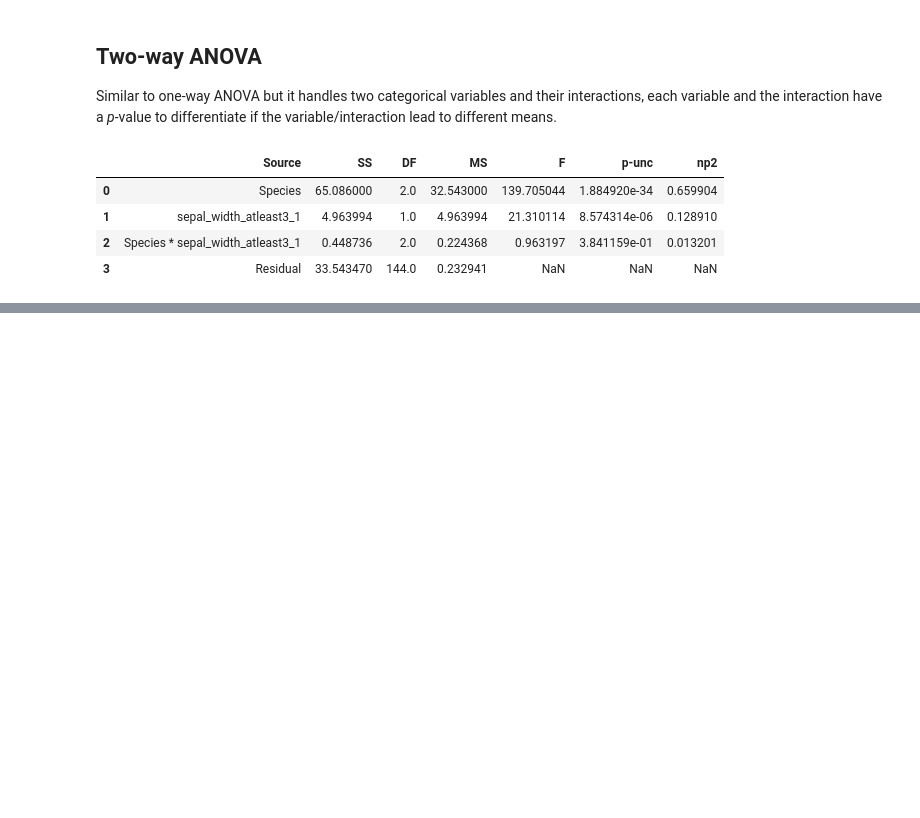
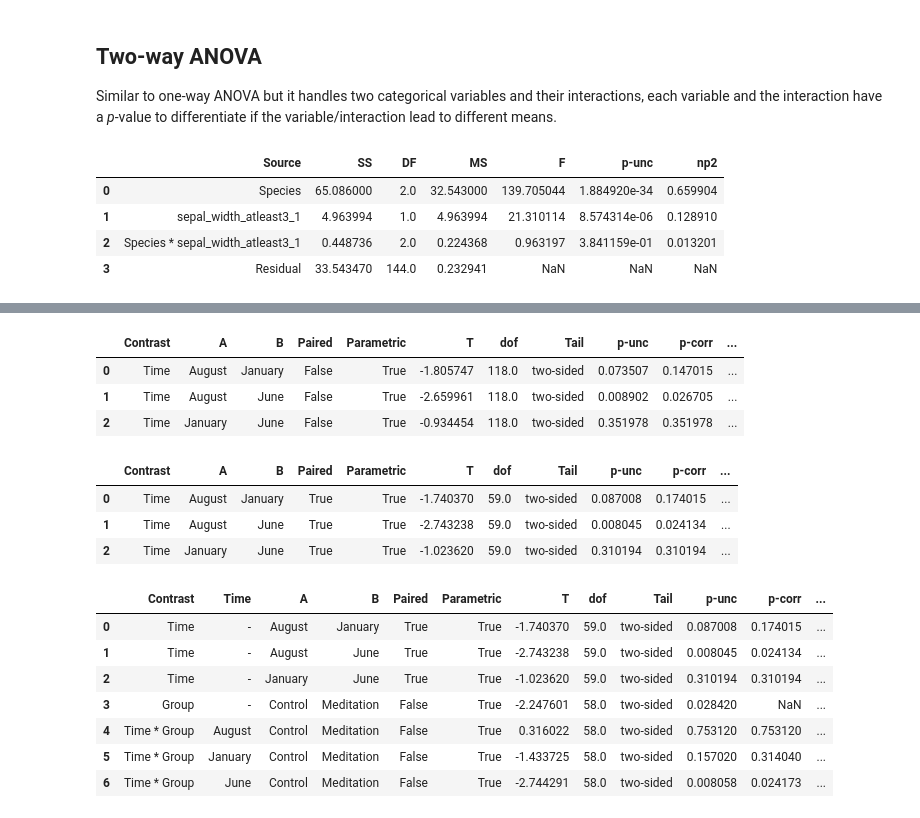
Before and after one commit to ShinSiangChoong/hypothesis_testing, a Jupyter notebook: parametric_tests.ipynb, the cells around one changed output, grey strips where cells are left out. Drawn from its saved outputs; the diff is of its cells as text; code cells hidden in the pictures; blank space fills up the shorter version.

```diff
--- a/parametric_tests.ipynb
+++ b/parametric_tests.ipynb
@@ -242,0 +294,48 @@ pg.anova(
+# %%
+# Independent samples
+pg.pairwise_ttests(
+    data=df_mixed_anova,
+    dv='Scores',
+    between=['Time'],
+    padjust='holm',
+    parametric=True
+)
+# %% [output]
+|  | Contrast | A | B | Paired | Parametric | T | dof | Tail | p-unc | p-corr | ... |
+| 0 | Time | August | January | False | True | -1.805747 | 118.0 | two-sided | 0.073507 | 0.147015 | ... |
+| 1 | Time | August | June | False | True | -2.659961 | 118.0 | two-sided | 0.008902 | 0.026705 | ... |
+| 2 | Time | January | June | False | True | -0.934454 | 118.0 | two-sided | 0.351978 | 0.351978 | ... |
+# %%
+# Paired samples
+pg.pairwise_ttests(
+    data=df_mixed_anova,
+    dv='Scores',
+    within='Time',
+    subject='Subject',
+    padjust='holm',
+    parametric=True
+)
+# %% [output]
+|  | Contrast | A | B | Paired | Parametric | T | dof | Tail | p-unc | p-corr | ... |
+| 0 | Time | August | January | True | True | -1.740370 | 59.0 | two-sided | 0.087008 | 0.174015 | ... |
+| 1 | Time | August | June | True | True | -2.743238 | 59.0 | two-sided | 0.008045 | 0.024134 | ... |
+| 2 | Time | January | June | True | True | -1.023620 | 59.0 | two-sided | 0.310194 | 0.310194 | ... |
+# %%
+# Paired + Unpaired
+pg.pairwise_ttests(
+    data=df_mixed_anova,
+    dv='Scores',
+    within='Time',
+    subject='Subject',
+    between='Group',
+    padjust='holm',
+)
+# %% [output]
+|  | Contrast | Time | A | B | Paired | Parametric | T | dof | Tail | p-unc | p-corr | ... |
+| 0 | Time | - | August | January | True | True | -1.740370 | 59.0 | two-sided | 0.087008 | 0.174015 | ... |
+| 1 | Time | - | August | June | True | True | -2.743238 | 59.0 | two-sided | 0.008045 | 0.024134 | ... |
+| 2 | Time | - | January | June | True | True | -1.023620 | 59.0 | two-sided | 0.310194 | 0.310194 | ... |
+| 3 | Group | - | Control | Meditation | False | True | -2.247601 | 58.0 | two-sided | 0.028420 | NaN | ... |
+| 4 | Time * Group | August | Control | Meditation | False | True | 0.316022 | 58.0 | two-sided | 0.753120 | 0.753120 | ... |
+| 5 | Time * Group | January | Control | Meditation | False | True | -1.433725 | 58.0 | two-sided | 0.157020 | 0.314040 | ... |
+| 6 | Time * Group | June | Control | Meditation | False | True | -2.744291 | 58.0 | two-sided | 0.008058 | 0.024173 | ... |
```
Also changed, not shown: parts of 11 cells of this notebook, 3 other files.
